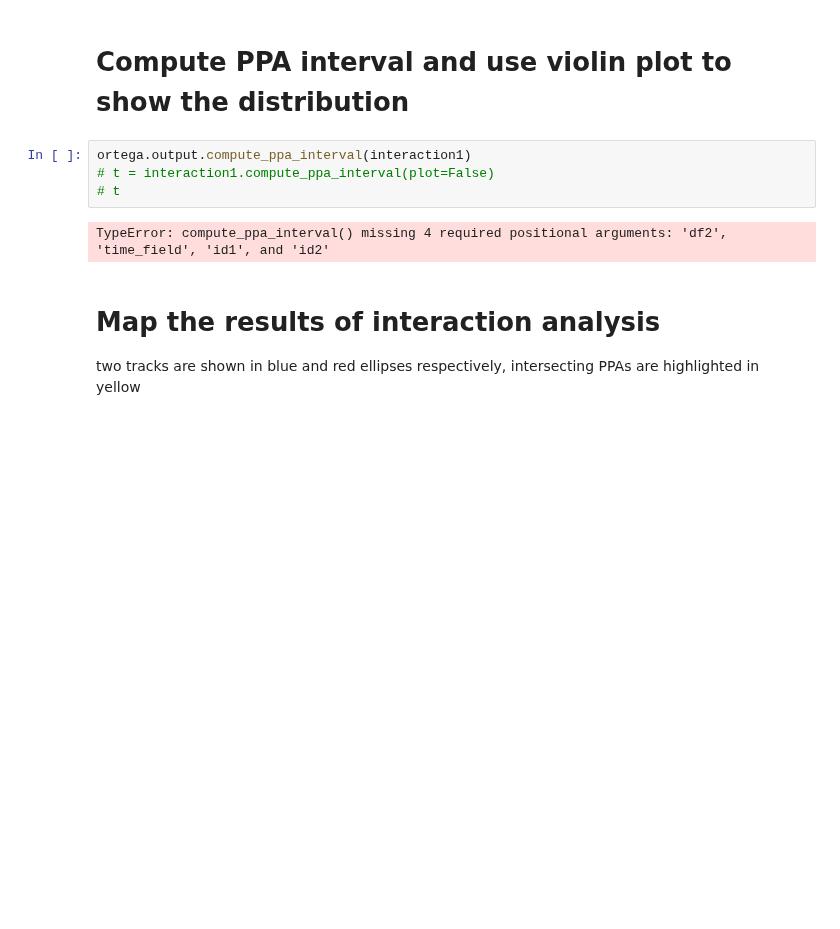
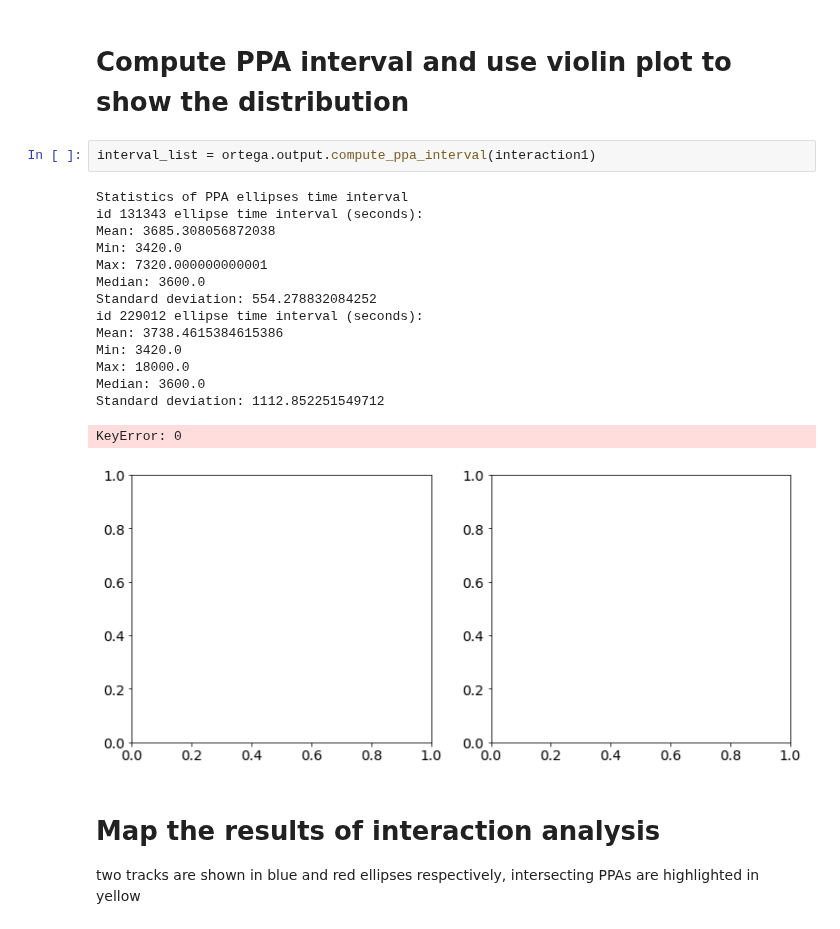
Before and after one commit to move-ucsb/ORTEGA, a Jupyter notebook: examples/example.ipynb, the cells around one changed output. Saved outputs shown, nothing was run; the diff lists cells and outputs as text; blank space fills up the shorter version.

```diff
--- a/examples/example.ipynb
+++ b/examples/example.ipynb
@@ -73,11 +100,23 @@ NameError: name 'interaction1' is not defined
 # %% [markdown]
 # Compute PPA interval and use violin plot to show the distribution
 # %%
-ortega.output.compute_ppa_interval(interaction1)
-# t = interaction1.compute_ppa_interval(plot=False)
-# t
+interval_list = ortega.output.compute_ppa_interval(interaction1)
 # %% [output]
-TypeError: compute_ppa_interval() missing 4 required positional arguments: 'df2', 'time_field', 'id1', and 'id2'
+Statistics of PPA ellipses time interval
+id 131343 ellipse time interval (seconds):
+Mean: 3685.308056872038
+Min: 3420.0
+Max: 7320.000000000001
+Median: 3600.0
+Standard deviation: 554.278832084252
+id 229012 ellipse time interval (seconds):
+Mean: 3738.4615384615386
+Min: 3420.0
+Max: 18000.0
+Median: 3600.0
+Standard deviation: 1112.852251549712
+KeyError: 0
+[figure, added]
 # %% [markdown]
 # Map the results of interaction analysis
 two tracks are shown in blue and red ellipses respectively, intersecting PPAs are highlighted in yellow
```
Also changed, not shown: parts of 6 cells of this notebook, 2 other files.
